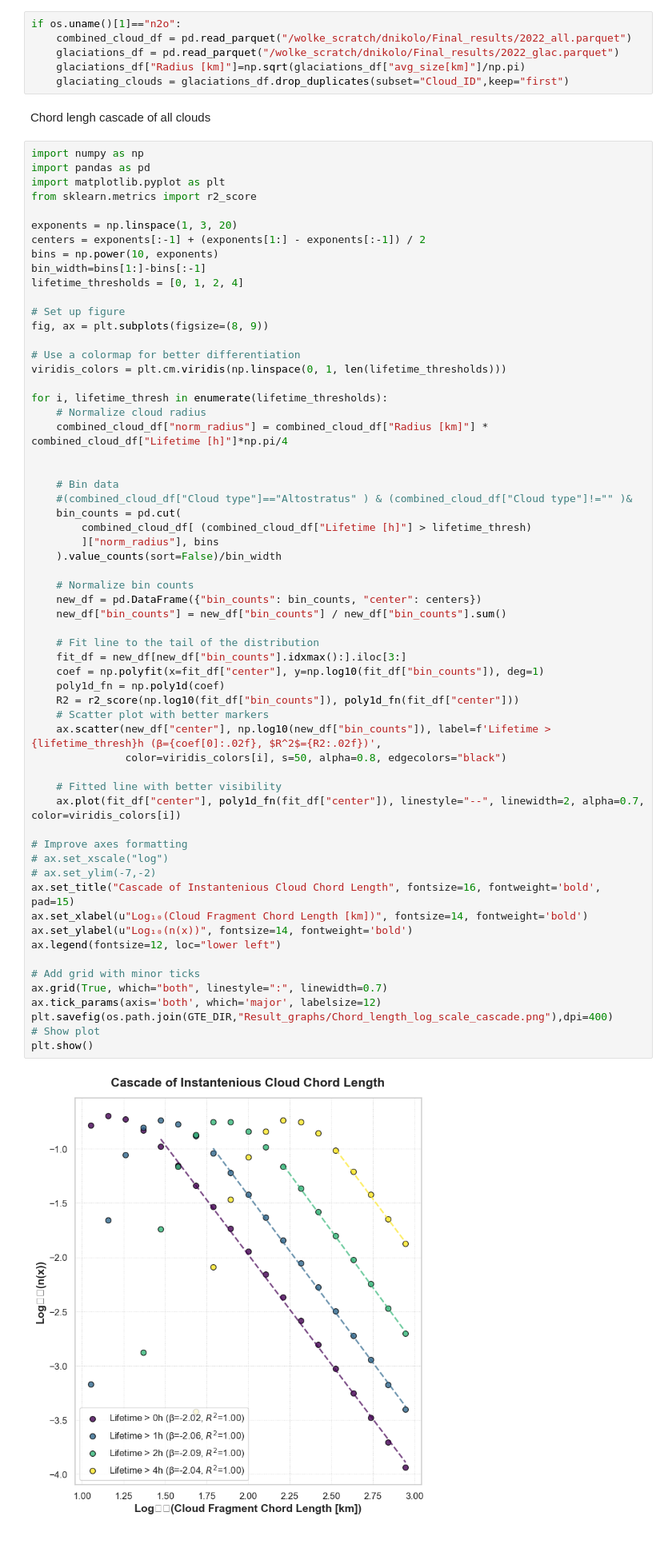
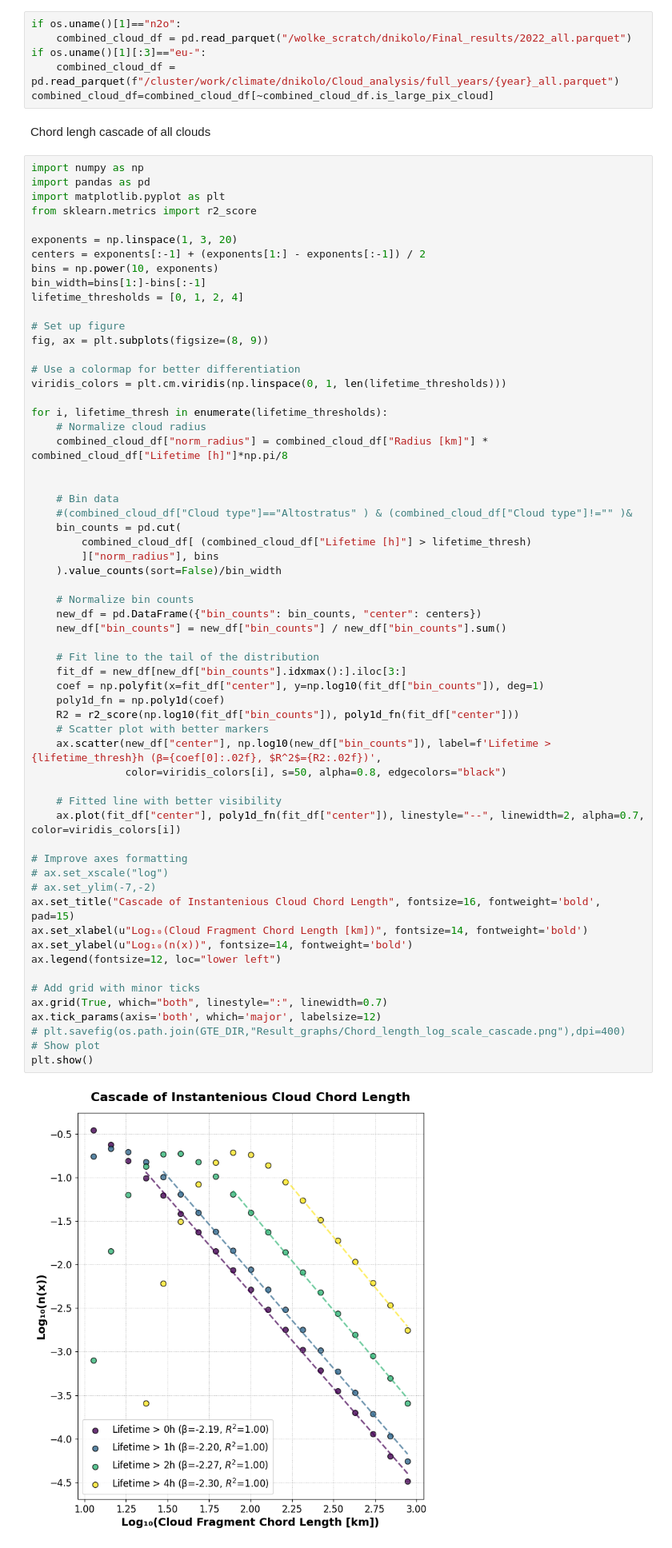
Before and after one commit to DragomirNikolov/Glaciation_time_estimatior, a Jupyter notebook: Result_analysis/Final_thesis_graphs/Cloud_properties.ipynb, the cells around one changed output. Shown: that part at 80% size. Cells and saved outputs as stored; diff of their text form.

```diff
--- a/Result_analysis/Final_thesis_graphs/Cloud_properties.ipynb
+++ b/Result_analysis/Final_thesis_graphs/Cloud_properties.ipynb
@@ -24,9 +25,9 @@ custom_palette = ['#e41a1c', '#377eb8', "#4daf4a"]
 # %%
 if os.uname()[1]=="n2o":
     combined_cloud_df = pd.read_parquet("/wolke_scratch/dnikolo/Final_results/2022_all.parquet")
-    glaciations_df = pd.read_parquet("/wolke_scratch/dnikolo/Final_results/2022_glac.parquet")
-    glaciations_df["Radius [km]"]=np.sqrt(glaciations_df["avg_size[km]"]/np.pi)
-    glaciating_clouds = glaciations_df.drop_duplicates(subset="Cloud_ID",keep="first")
+if os.uname()[1][:3]=="eu-":
+    combined_cloud_df = pd.read_parquet(f"/cluster/work/climate/dnikolo/Cloud_analysis/full_years/{year}_all.parquet")
+combined_cloud_df=combined_cloud_df[~combined_cloud_df.is_large_pix_cloud]
 # %% [markdown]
 Chord lengh cascade of all clouds
 # %%
@@ -49,7 +50,7 @@ viridis_colors = plt.cm.viridis(np.linspace(0, 1, len(lifetime_thresholds)))
 
 for i, lifetime_thresh in enumerate(lifetime_thresholds):
     # Normalize cloud radius
-    combined_cloud_df["norm_radius"] = combined_cloud_df["Radius [km]"] * combined_cloud_df["Lifetime [h]"]*np.pi/4
+    combined_cloud_df["norm_radius"] = combined_cloud_df["Radius [km]"] * combined_cloud_df["Lifetime [h]"]*np.pi/8
 
 
     # Bin data
@@ -62,35 +63,35 @@ for i, lifetime_thresh in enumerate(lifetime_thresholds):
     # Normalize bin counts
     new_df = pd.DataFrame({"bin_counts": bin_counts, "center": centers})
     new_df["bin_counts"] = new_df["bin_counts"] / new_df["bin_counts"].sum()
 
     # Fit line to the tail of the distribution
     fit_df = new_df[new_df["bin_counts"].idxmax():].iloc[3:]
     coef = np.polyfit(x=fit_df["center"], y=np.log10(fit_df["bin_counts"]), deg=1)
     poly1d_fn = np.poly1d(coef)
     R2 = r2_score(np.log10(fit_df["bin_counts"]), poly1d_fn(fit_df["center"]))
     # Scatter plot with better markers
     ax.scatter(new_df["center"], np.log10(new_df["bin_counts"]), label=f'Lifetime > {lifetime_thresh}h (β={coef[0]:.02f}, $R^2$={R2:.02f})',
                color=viridis_colors[i], s=50, alpha=0.8, edgecolors="black")
 
     # Fitted line with better visibility
     ax.plot(fit_df["center"], poly1d_fn(fit_df["center"]), linestyle="--", linewidth=2, alpha=0.7, color=viridis_colors[i])
 
 # Improve axes formatting
 # ax.set_xscale("log")
 # ax.set_ylim(-7,-2)
 ax.set_title("Cascade of Instantenious Cloud Chord Length", fontsize=16, fontweight='bold', pad=15)
 ax.set_xlabel(u"Log₁₀(Cloud Fragment Chord Length [km])", fontsize=14, fontweight='bold')
 ax.set_ylabel(u"Log₁₀(n(x))", fontsize=14, fontweight='bold')
 ax.legend(fontsize=12, loc="lower left")
 
 # Add grid with minor ticks
 ax.grid(True, which="both", linestyle=":", linewidth=0.7)
 ax.tick_params(axis='both', which='major', labelsize=12)
-plt.savefig(os.path.join(GTE_DIR,"Result_graphs/Chord_length_log_scale_cascade.png"),dpi=400)
+# plt.savefig(os.path.join(GTE_DIR,"Result_graphs/Chord_length_log_scale_cascade.png"),dpi=400)
 # Show plot
 plt.show()
 # %% [output]
-[figure, old version]
+[figure, new version]
 # %% [markdown]
 Chord length Straticumulus
 # %%
```
Also changed, not shown: parts of 10 cells of this notebook, 29 other files.
